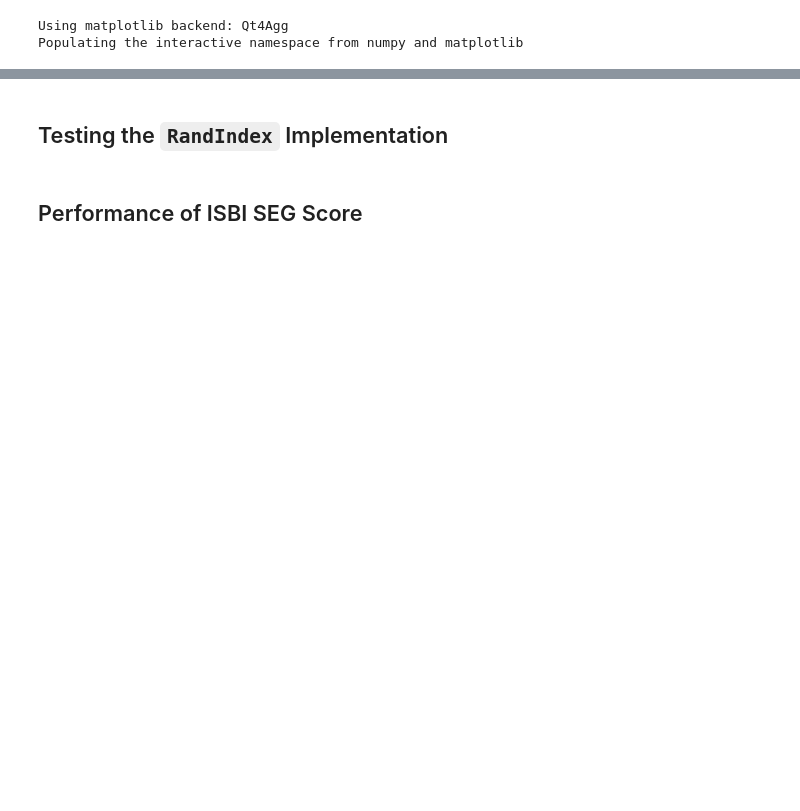
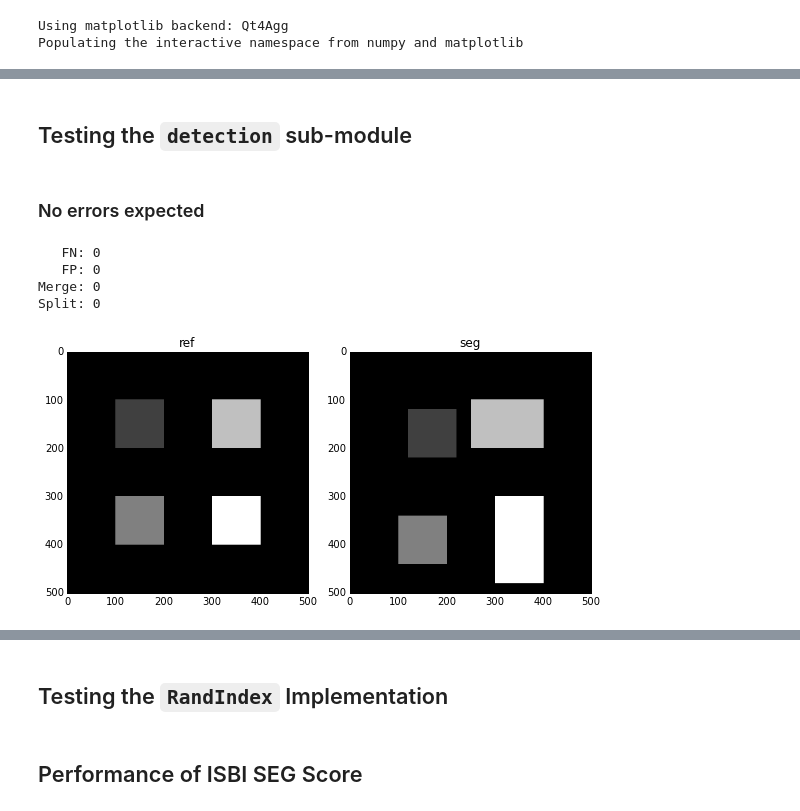
Before and after one commit to BMCV/segmetrics, a Jupyter notebook: test.ipynb, the cells around one changed output, grey strips where cells are left out. Cells and saved outputs as stored; diff of their text form; code cells hidden in the pictures; blank space fills up the shorter version.

Commit message:
adds `detection` sub-module

```diff
--- a/test.ipynb
+++ b/test.ipynb
@@ -36,3 +37,47 @@ def load_img(filepath):
 # %%
 result_list      = [load_img('testdata/%02d_result.%s'      % (i, ext)) for i, ext in enumerate(['png', 'tif'], 1)]
 groundtruth_list = [load_img('testdata/%02d_groundtruth.%s' % (i, ext)) for i, ext in enumerate(['png', 'tif'], 1)]
+# %% [markdown]
+## Testing the `detection` sub-module
+# %%
+study = Study()
+study.add_measure(FalseSplit(), 'Split')
+study.add_measure(FalseMerge(), 'Merge')
+study.add_measure(FalsePositive(), 'FP')
+study.add_measure(FalseNegative(), 'FN')
+# %% [markdown]
+### No errors expected
+# %%
+ref = zeros((500, 500), 'uint8')
+ref[100:200, 100:200] = 1
+ref[300:400, 100:200] = 2
+ref[100:200, 300:400] = 3
+ref[300:400, 300:400] = 4
+
+seg = zeros((500, 500), 'uint8')
+seg[120:220, 120:220] = 1
+seg[340:440, 100:200] = 2
+seg[100:200, 250:400] = 3
+seg[300:480, 300:400] = 4
+
+figure(figsize=(8,4))
+subplot(121)
+imshow(ref, 'gray')
+title('ref')
+subplot(122)
+imshow(seg, 'gray')
+title('seg')
+tight_layout()
+
+study.reset()
+study.set_expected(ref)
+study.process(seg)
+study.print_results()
+
+assert all([sum(study[key]) == 0 for key in study.measures])
+# %% [output]
+   FN: 0
+   FP: 0
+Merge: 0
+Split: 0
+[figure, added]
```
Also changed, not shown: parts of 16 cells of this notebook, 4 other files.
